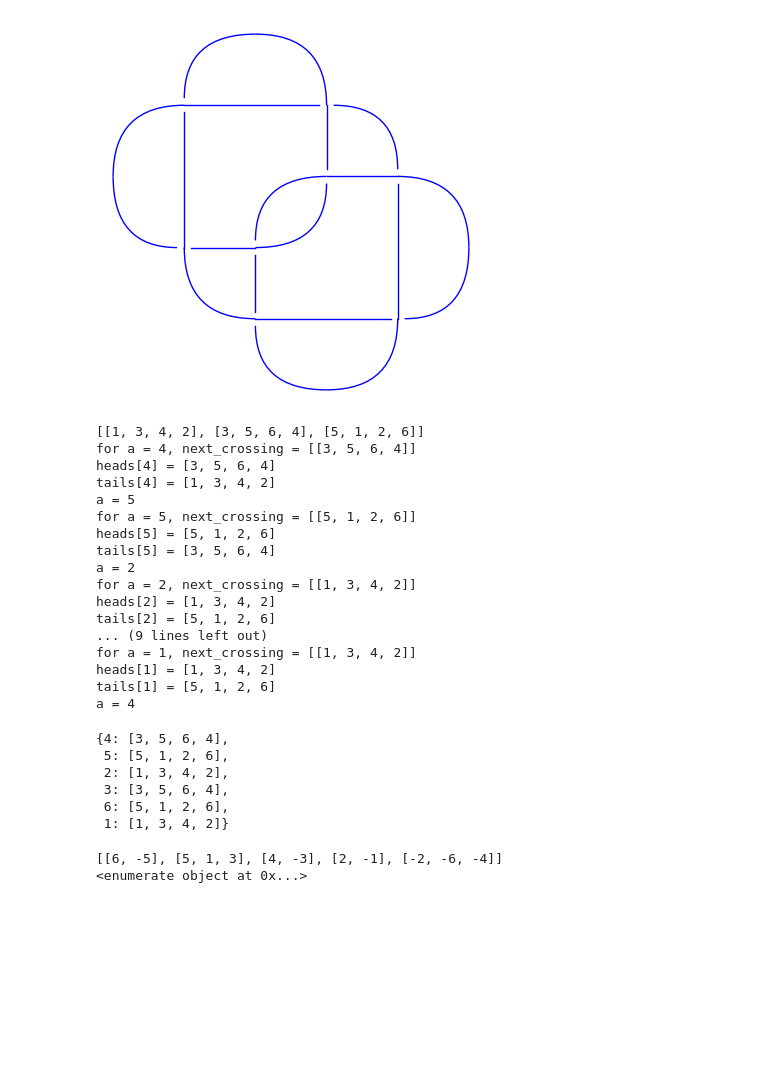
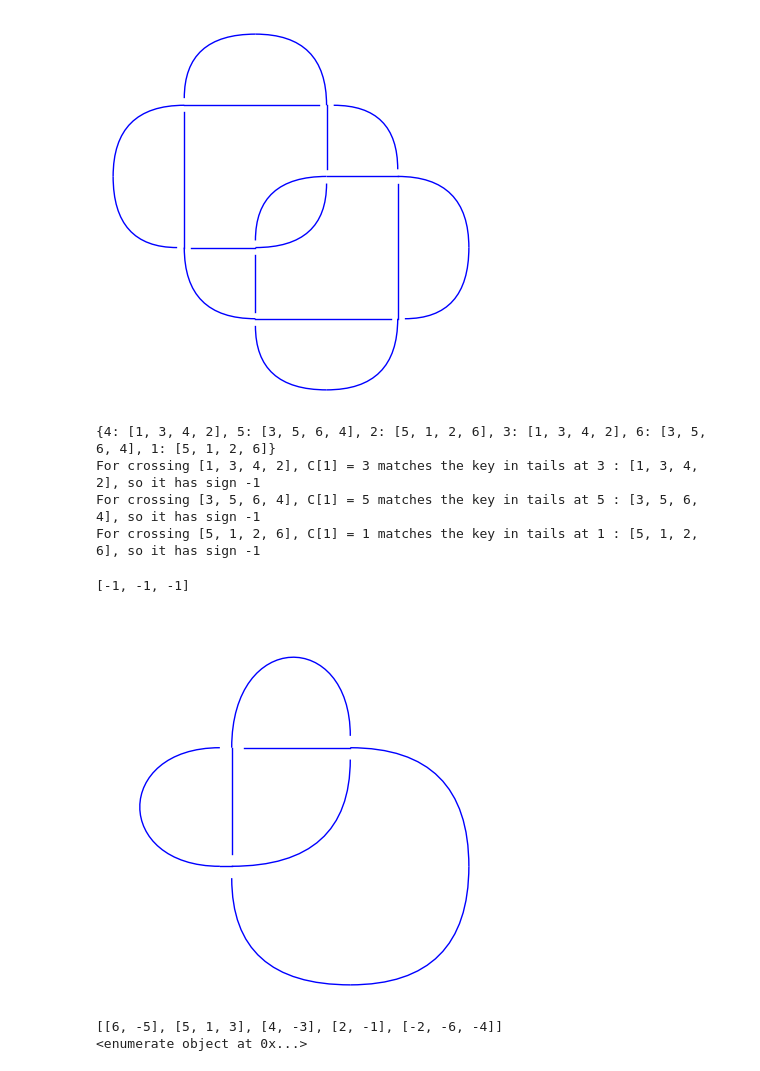
Before and after one commit to sadboyneedcodes/REU2024, a Jupyter notebook: tait_graph_stuff.ipynb, the cells around one changed output. Drawn from its saved outputs; the diff is of its cells as text; code cells hidden in the pictures; blank space fills up the shorter version.

```diff
--- a/tait_graph_stuff.ipynb
+++ b/tait_graph_stuff.ipynb
@@ -1783,31 +1783,17 @@ def torientation(self):
         return orientation
 # %%
 K = Knots().from_table(3,1)
-heads(K)
+torientation(K)
 # %% [output]
-[[1, 3, 4, 2], [3, 5, 6, 4], [5, 1, 2, 6]]
-for a = 4, next_crossing = [[3, 5, 6, 4]]
-heads[4] = [3, 5, 6, 4]
-tails[4] = [1, 3, 4, 2]
-a = 5
-for a = 5, next_crossing = [[5, 1, 2, 6]]
-heads[5] = [5, 1, 2, 6]
-tails[5] = [3, 5, 6, 4]
-a = 2
-for a = 2, next_crossing = [[1, 3, 4, 2]]
-heads[2] = [1, 3, 4, 2]
-tails[2] = [5, 1, 2, 6]
-... (9 lines left out)
-for a = 1, next_crossing = [[1, 3, 4, 2]]
-heads[1] = [1, 3, 4, 2]
-tails[1] = [5, 1, 2, 6]
-a = 4
+{4: [1, 3, 4, 2], 5: [3, 5, 6, 4], 2: [5, 1, 2, 6], 3: [1, 3, 4, 2], 6: [3, 5, 6, 4], 1: [5, 1, 2, 6]}
+For crossing [1, 3, 4, 2], C[1] = 3 matches the key in tails at 3 : [1, 3, 4, 2], so it has sign -1
+For crossing [3, 5, 6, 4], C[1] = 5 matches the key in tails at 5 : [3, 5, 6, 4], so it has sign -1
+For crossing [5, 1, 2, 6], C[1] = 1 matches the key in tails at 1 : [5, 1, 2, 6], so it has sign -1
-{4: [3, 5, 6, 4],
- 5: [5, 1, 2, 6],
- 2: [1, 3, 4, 2],
- 3: [3, 5, 6, 4],
- 6: [5, 1, 2, 6],
- 1: [1, 3, 4, 2]}
+[-1, -1, -1]
+# %%
+K.plot().show()
+# %% [output]
+[figure, added]
 # %%
 regions = K.regions()
 print(K.regions())
```
Also changed, not shown: parts of 6 cells of this notebook, 1 other file.
